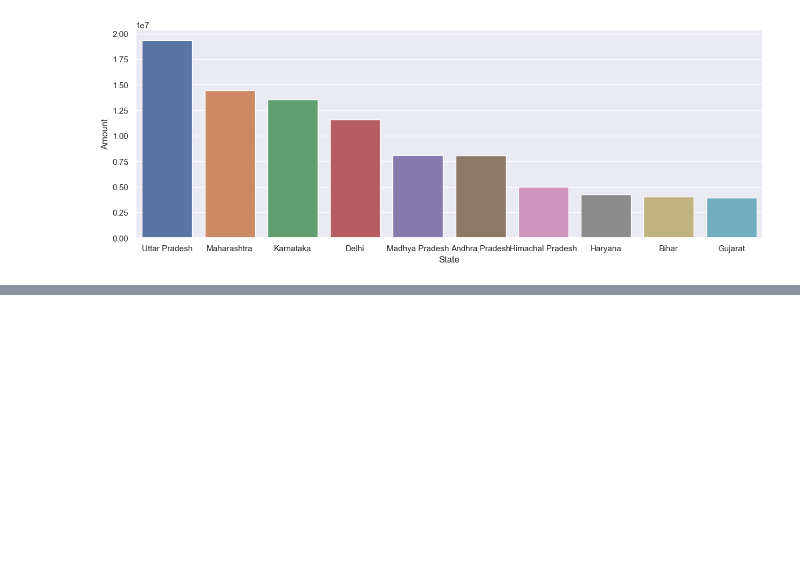
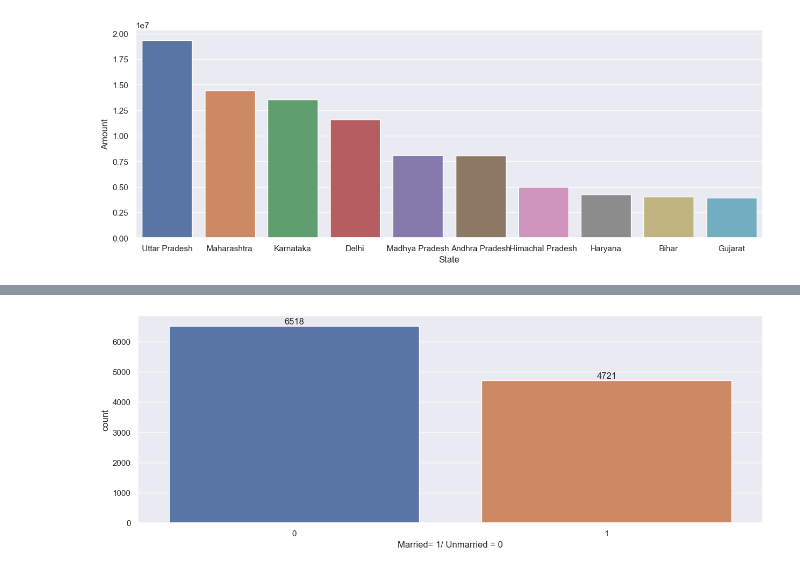
Before and after one commit to Manoj-Ghosh/Sales_Analysis_Project, a Jupyter notebook: Sales_Analysis.ipynb, the cells around one changed output, grey strips where cells are left out. Saved outputs shown, nothing was run; the diff lists cells and outputs as text; code cells hidden in the pictures; blank space fills up the shorter version.

```diff
--- a/Sales_Analysis.ipynb
+++ b/Sales_Analysis.ipynb
@@ -353,0 +388,6 @@ sns.barplot(x= 'State', y = 'Amount', data = sales_state)
+# %%
+ans = sns.countplot(x = 'Married= 1/ Unmarried = 0', data = df)
+for i in ans.containers:
+    ans.bar_label(i)
+# %% [output]
+[figure, added]
```
Also changed, not shown: parts of 3 cells of this notebook.
